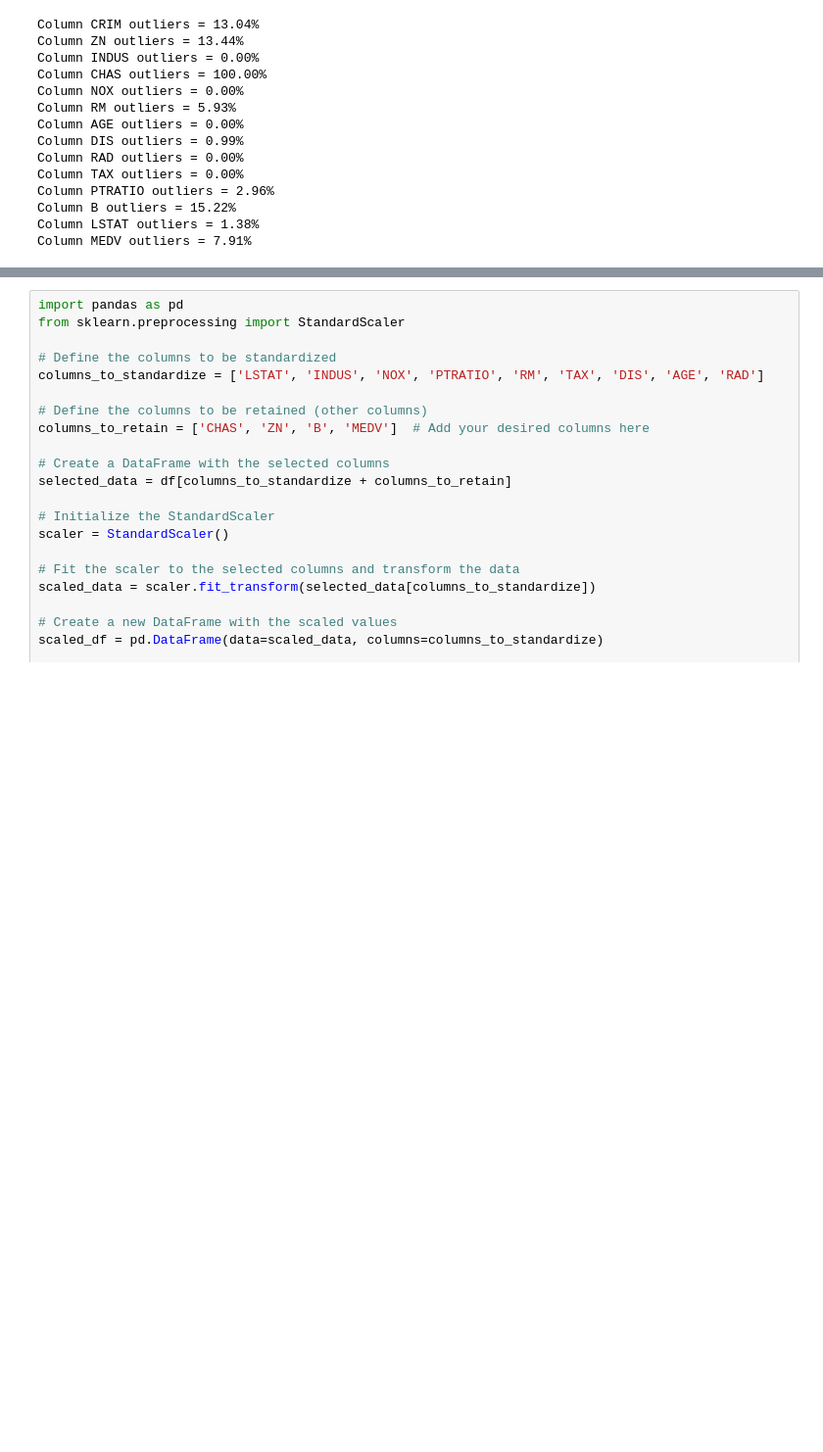
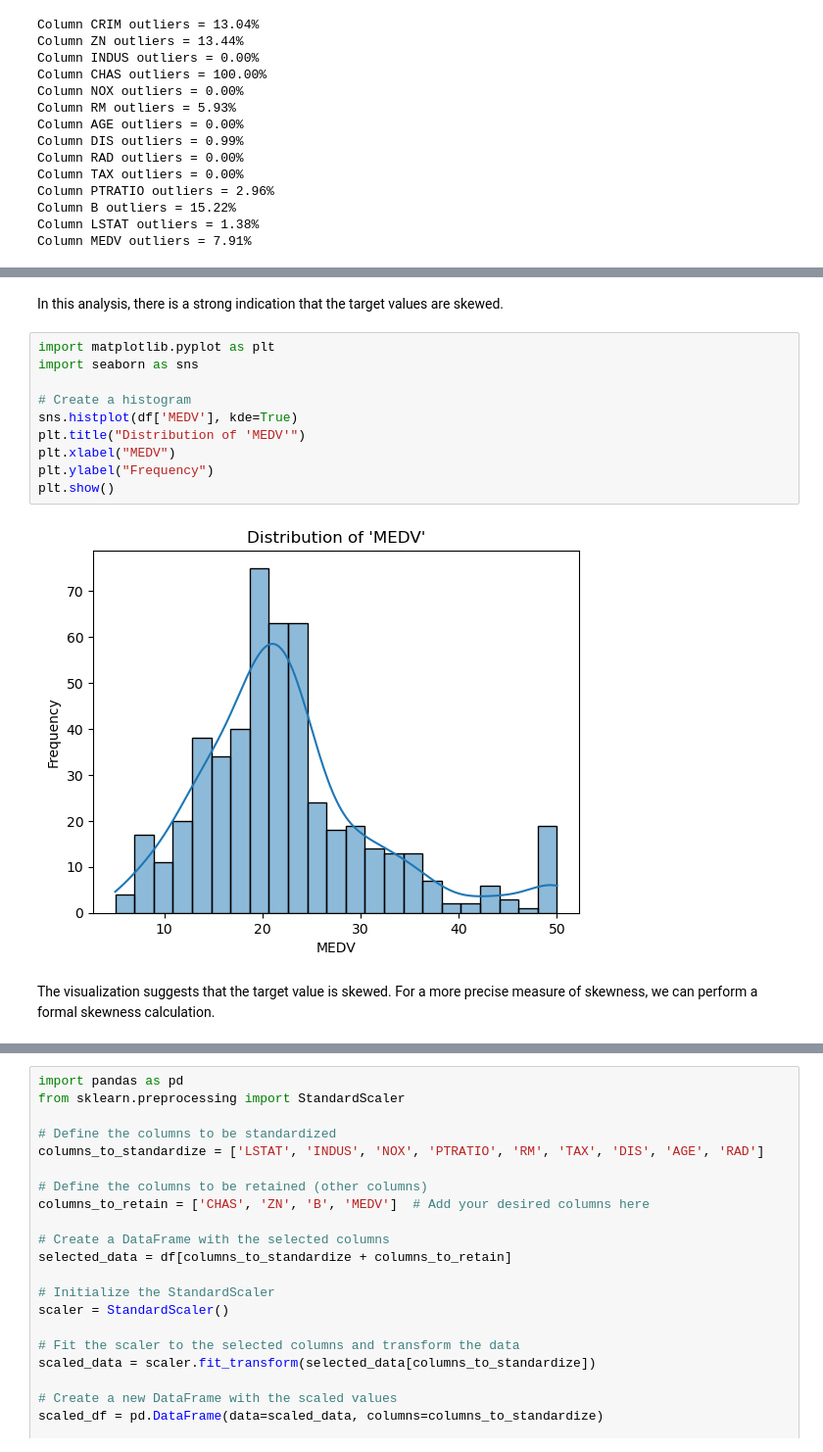
Before and after one commit to Mohamadreza-Salehi/Housing-Price-Boston, a Jupyter notebook: Housing Price Boston.ipynb, the cells around one changed output, grey strips where cells are left out. Shown at 98% size. Cells and saved outputs as stored; diff of their text form; blank space fills up the shorter version.

```diff
--- a/Housing Price Boston.ipynb
+++ b/Housing Price Boston.ipynb
@@ -219,0 +262,16 @@ sns.heatmap(df.corr().abs(),  annot=True)
+# %% [markdown]
+In this analysis, there is a strong indication that the target values are skewed.
+# %%
+import matplotlib.pyplot as plt
+import seaborn as sns
+
+# Create a histogram
+sns.histplot(df['MEDV'], kde=True)
+plt.title("Distribution of 'MEDV'")
+plt.xlabel("MEDV")
+plt.ylabel("Frequency")
+plt.show()
+# %% [output]
+[figure, added]
+# %% [markdown]
+The visualization suggests that the target value is skewed. For a more precise measure of skewness, we can perform a formal skewness calculation.
```
Also changed, not shown: parts of 24 cells of this notebook.
